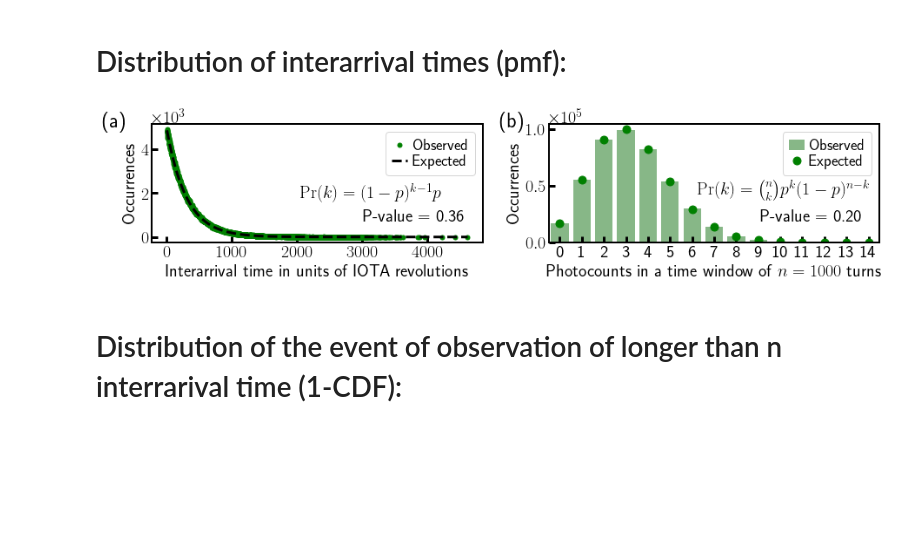
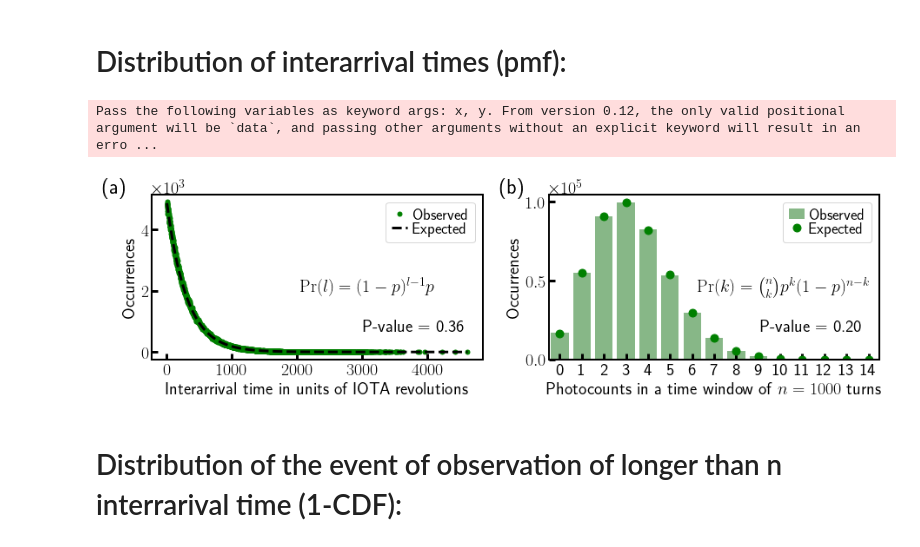
Before and after one commit to IharLobach/ursse, a Jupyter notebook: analyzing_collected_data/shifts/shift_02_28_2020/statistical_analyzis_03_05_2020.ipynb, the cells around one changed output. Drawn from its saved outputs; the diff is of its cells as text; code cells hidden in the pictures; blank space fills up the shorter version.

Commit message:
renamed k-->l in photostatistic fig

```diff
--- a/analyzing_collected_data/shifts/shift_02_28_2020/statistical_analyzis_03_05_2020.ipynb
+++ b/analyzing_collected_data/shifts/shift_02_28_2020/statistical_analyzis_03_05_2020.ipynb
@@ -16,12 +16,12 @@ plt.rcParams['figure.figsize'] = [15, 7.5]
 plt.rcParams.update({'font.size': 20,'legend.fontsize':20})
 import ursse.path_assistant as pa
 shift = pa.PathAssistant('shift_02_28_2020')
-from config_ursse import get_from_config
+from config_ursse import get_from_config, get_path_from_config
 iota_period_sec = get_from_config("IOTA_revolution_period")
 dt_sec = get_from_config("dt")
 iota_period_au = iota_period_sec/dt_sec
 from ursse.time_structure import get_bucket_gates, get_rate_in_gate_Hz,get_dfs_for_all_buckets
-images_dir = os.path.join(get_from_config("URSSE_sync_motion_note_dir"),
+images_dir = os.path.join(get_path_from_config("URSSE_sync_motion_note_dir"),
                           "images")
 import valstore as vt
 # %%
@@ -207,7 +208,7 @@ statistic, pvalue0
 from ursse.path_assistant import get_plot_style_sheet
 plt.style.use(get_plot_style_sheet("jinst"))
 subtitlepos = 0.95, 0.15
-fig, axs = plt.subplots(1,2,figsize=(15,2.5))
+fig, axs = plt.subplots(1,2,figsize=(15,3.5))
 ax0, ax1 = axs
 
 sns.barplot(np.arange(counts_min, counts_max, dtype=int), occurrences, color='g', alpha=0.5, ax=ax1,
@@ -223,36 +224,37 @@ handles, labels = ax1.get_legend_handles_labels()
 order = [1, 0]
 ax1.legend([handles[idx] for idx in order],[labels[idx] for idx in order])
 ax1.ticklabel_format(axis='y', style='sci',scilimits=(0,0), useMathText=None)
 
 fig.subplots_adjust(hspace=0.15)
 # plt.show()
 ax0.plot(times, obs, '.', color='g', label='Observed')
 ax0.plot(times, exp, '--', color='black', label='Expected')
 ax0.set_ylabel('Occurrences')
 ax0.set_xlabel(f'Interarrival time in units of IOTA revolutions')
 # ax0.set_yscale('log')
 # ax0.set_ylim(0.5, ax0.get_ylim()[1])
 ax0.ticklabel_format(axis='y', style='sci',scilimits=(0,0), useMathText=None)
 ax0.text(*subtitlepos,f'P-value = {pvalue0:.2f}',transform=ax0.transAxes,
          va='bottom', ha='right')
 ax0.legend()
 
 
-for ax, lab in zip(axs, [r"$\mathrm{Pr}(k) = (1-p)^{k-1}p$",
+for ax, lab in zip(axs, [r"$\mathrm{Pr}(l) = (1-p)^{l-1}p$",
                          r"$\mathrm{Pr}(k) = {n\choose k}p^k(1-p)^{n-k}$"]):
     ax.text(0.45, 0.5, lab, transform=ax.transAxes, va='top', ha='left')
 
 for ax, lab in zip(axs, ["(a)", "(b)"]):
     ax.text(-0.15, 1.1, lab, transform=ax.transAxes, va='top', ha='left',
            fontsize=24)
 
 fig.savefig(os.path.join(images_dir,
-                             "photostatistics.png"),
+                             "bernoulli_process_ipac.png"),
             dpi=300, bbox_inches='tight')
 
 plt.show()
 # %% [output]
+Pass the following variables as keyword args: x, y. From version 0.12, the only valid positional argument will be `data`, and passing other arguments without an explicit keyword will result in an erro ...
-[figure, old version]
+[figure, new version]
 # %%
 vt.newval("PvalueGeometric", pvalue0, "{:.2f}", "",
          "analyzing_collected_data/shifts/shift_02_28_2020/statistical_analyzis_03_05_2020.ipynb")
```
Also changed, not shown: parts of 1 cell of this notebook, 1 other file.
